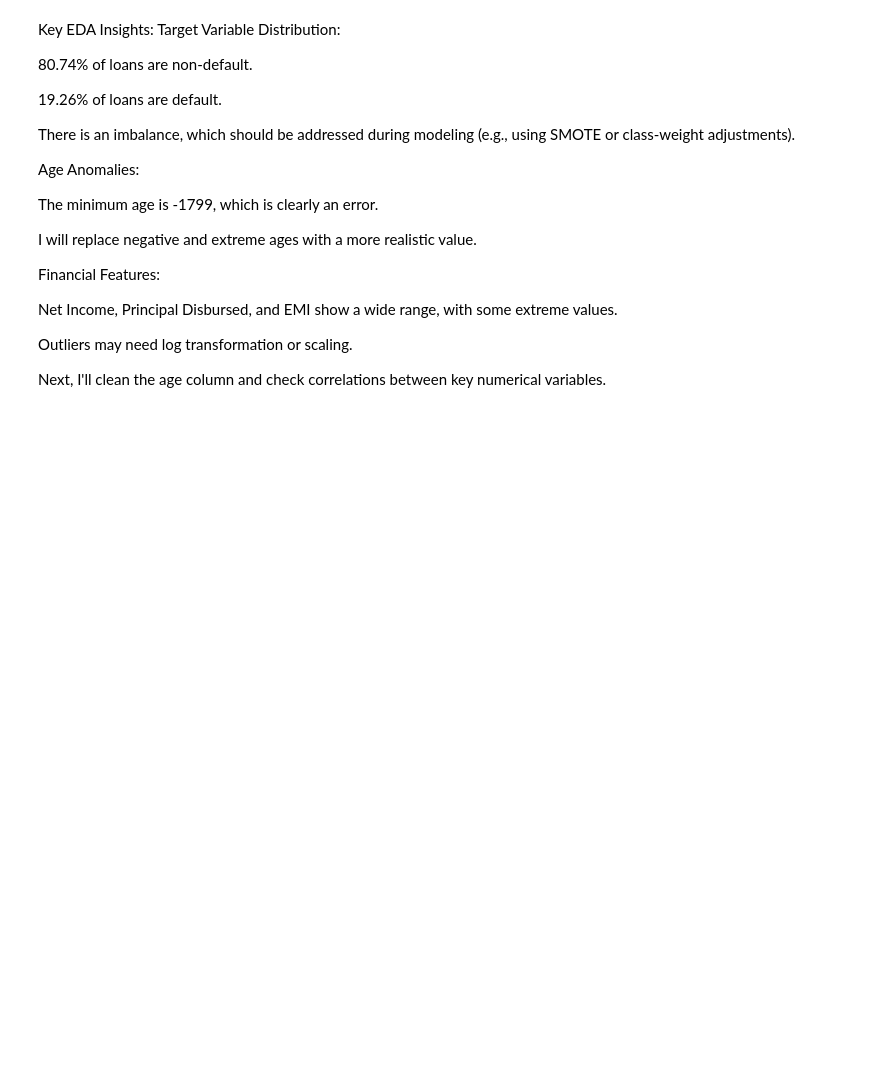
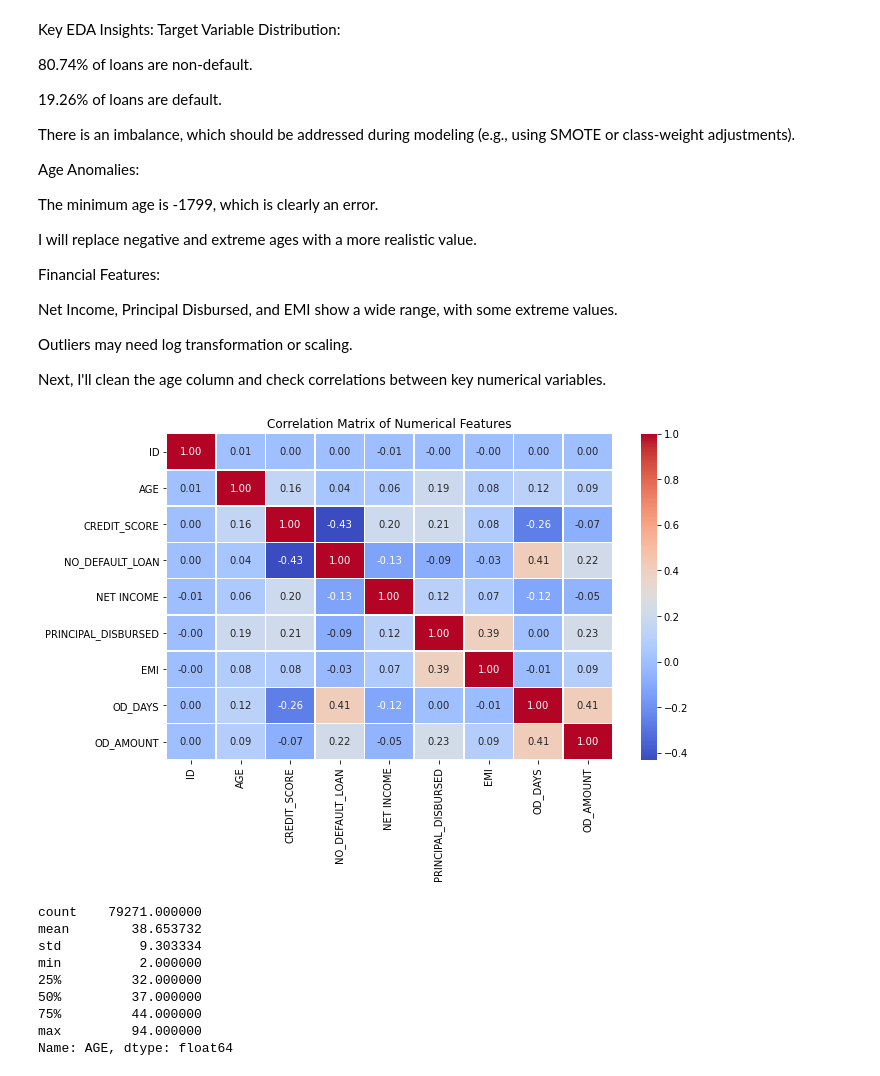
Before and after one commit to AlexIrungu/DSC-CapstoneProject, a Jupyter notebook: notebooks/michael.ipynb, the cells around one changed output. Drawn from its saved outputs; the diff is of its cells as text; code cells hidden in the pictures; blank space fills up the shorter version.

Commit message:
age correction, and correlation insights

```diff
--- a/notebooks/michael.ipynb
+++ b/notebooks/michael.ipynb
@@ -529,3 +529,27 @@ Net Income, Principal Disbursed, and EMI show a wide range, with some extreme va
 Outliers may need log transformation or scaling.
 
 Next, I'll clean the age column and check correlations between key numerical variables.
+# %%
+# Fix unrealistic AGE values by setting negative ages to the median age
+median_age = df_cleaned[df_cleaned["AGE"] > 0]["AGE"].median()
+df_cleaned.loc[df_cleaned["AGE"] < 0, "AGE"] = median_age
+# %%
+# Compute correlation matrix
+correlation_matrix = df_cleaned.select_dtypes(include=["number"]).corr()
+# %%
+# Plot heatmap of correlations
+plt.figure(figsize=(10, 6))
+sns.heatmap(correlation_matrix, annot=True, fmt=".2f", cmap="coolwarm", linewidths=0.5)
+plt.title("Correlation Matrix of Numerical Features")
+plt.show()
+# %% [output]
+[figure, added]
+count    79271.000000
+mean        38.653732
+std          9.303334
+min          2.000000
+25%         32.000000
+50%         37.000000
+75%         44.000000
+max         94.000000
+Name: AGE, dtype: float64
```
Also changed, not shown: parts of 2 cells of this notebook.
